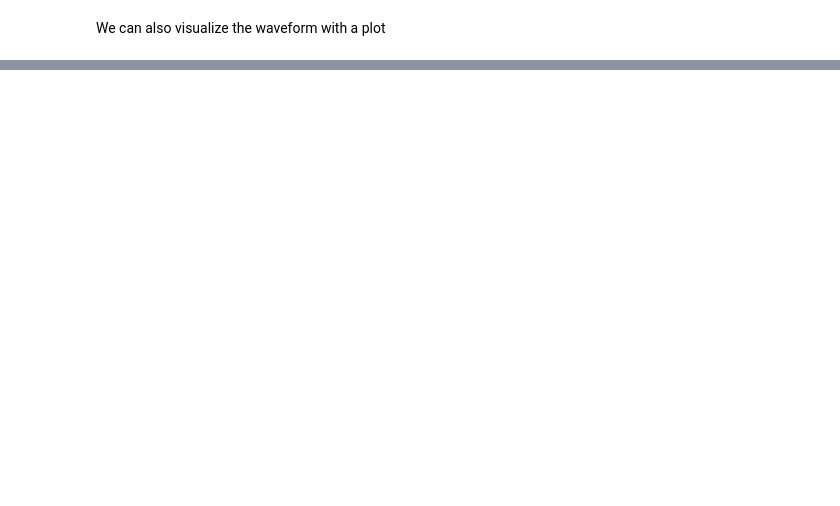
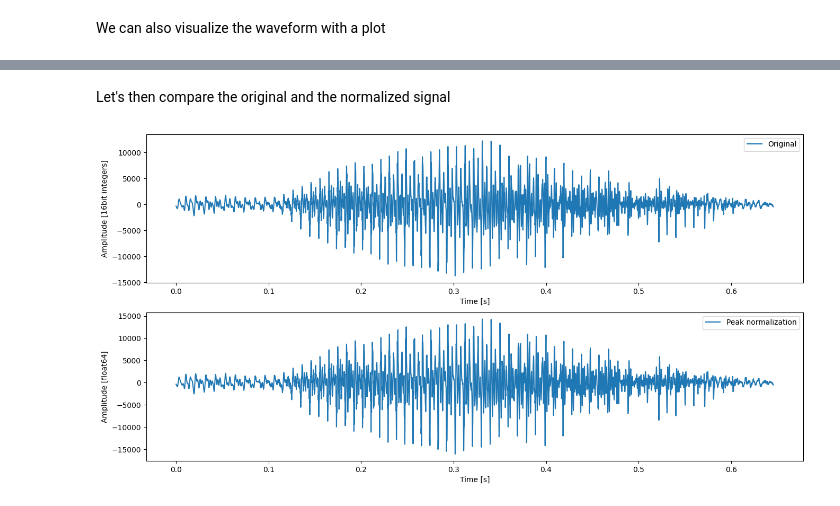
Before and after one commit to Ciovino/lab7-dsl, a Jupyter notebook: 07Lab_analysis.ipynb, the cells around one changed output, grey strips where cells are left out. Drawn from its saved outputs; the diff is of its cells as text; code cells hidden in the pictures; blank space fills up the shorter version.

```diff
--- a/07Lab_analysis.ipynb
+++ b/07Lab_analysis.ipynb
@@ -130,0 +169,20 @@ plt.show()
+# %% [markdown]
+Let's then compare the original and the normalized signal
+# %%
+fig, ax = plt.subplots(nrows = 2, ncols = 1, figsize = (16, 8)) # create figure
+
+time_axis = np.linspace(0.0, time_length, data.shape[0]) # common for both signals
+
+ax[0].plot(time_axis, data, label = 'Original')
+ax[0].set_xlabel(xlabel = 'Time [s]')
+ax[0].set_ylabel(ylabel = 'Amplitude [16bit integers]')
+ax[0].legend()
+
+ax[1].plot(time_axis, rms_test, label = 'Peak normalization')
+ax[1].set_xlabel(xlabel = 'Time [s]')
+ax[1].set_ylabel(ylabel = 'Amplitude [float64]')
+ax[1].legend()
+
+plt.show()
+# %% [output]
+[figure, added]
```
Also changed, not shown: parts of 12 cells of this notebook.
